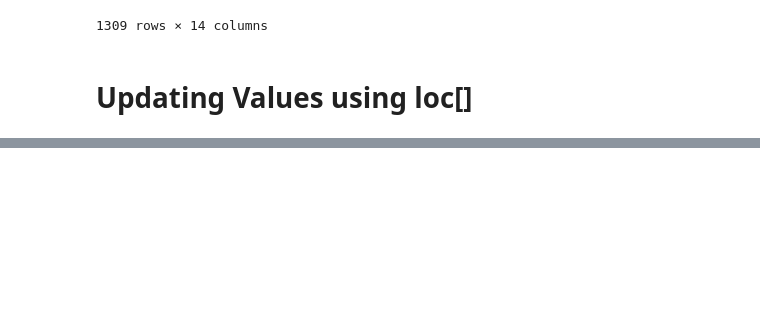
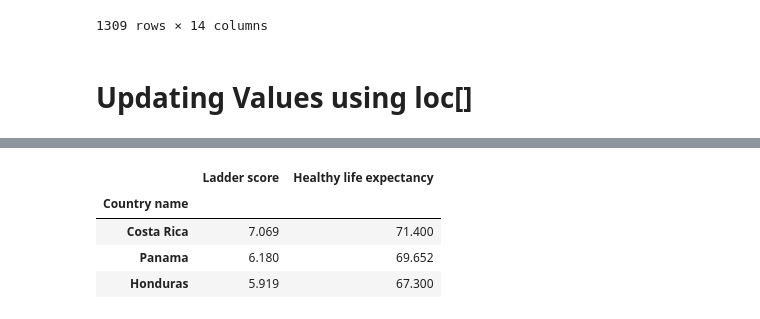
Before and after one commit to the-javascript-jedi/python-projects, a Jupyter notebook: colt-steele/data-analysis-visualization/s_10_updating_values/s_1_renaming_columns.ipynb, the cells around one changed output, grey strips where cells are left out. Drawn from its saved outputs; the diff is of its cells as text; code cells hidden in the pictures; blank space fills up the shorter version.

```diff
--- a/colt-steele/data-analysis-visualization/s_10_updating_values/s_1_renaming_columns.ipynb
+++ b/colt-steele/data-analysis-visualization/s_10_updating_values/s_1_renaming_columns.ipynb
@@ -214,0 +223,10 @@ countries
+# %%
+# specify the index column and next specify the columns to lookup using loc
+# first array specifies index labels to search,second array specifies the column names
+countries.loc[["Costa Rica","Panama","Honduras"],["Ladder score","Healthy life expectancy"]]
+# %% [output]
+|  | Ladder score | Healthy life expectancy |
+| Country name |  |  |
+| Costa Rica | 7.069 | 71.400 |
+| Panama | 6.180 | 69.652 |
+| Honduras | 5.919 | 67.300 |
```
Also changed, not shown: parts of 9 cells of this notebook.
